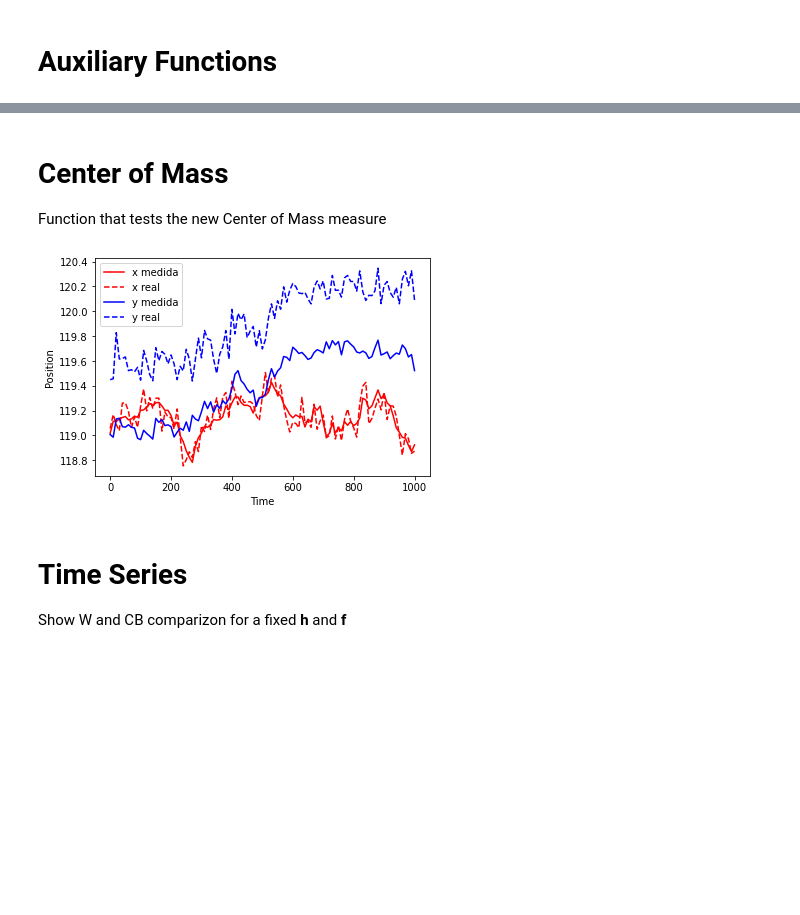
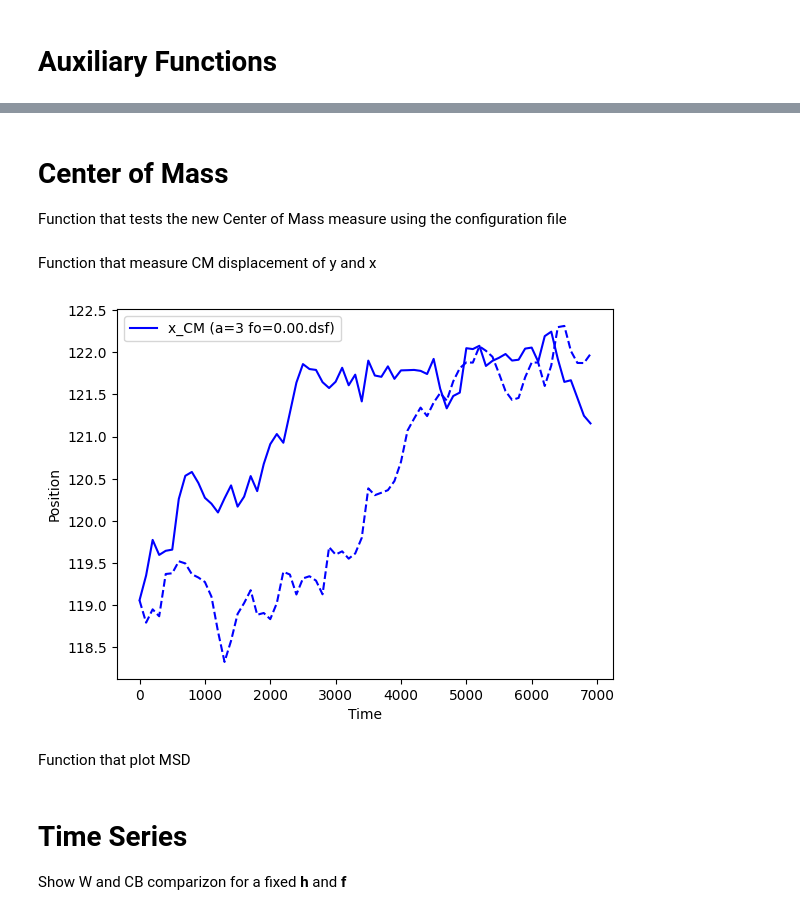
Before and after one commit to bboattini/active_drop_C, a Jupyter notebook: data_processings.ipynb, the cells around one changed output, grey strips where cells are left out. Cells and saved outputs as stored; diff of their text form; code cells hidden in the pictures; blank space fills up the shorter version.

Commit message:
MSD and Trajectories plot implemented

```diff
--- a/data_processings.ipynb
+++ b/data_processings.ipynb
@@ -55,11 +70,14 @@ def file_crawler(path = '/home/bboattini/Documents/Cluster'):
 # %% [markdown]
 # Center of Mass
-Function that tests the new Center of Mass measure
+Function that tests the new Center of Mass measure using the configuration file
 # %%
-measures = file_crawler('/home/bboattini/Documents/Cluster')['measures'][0]
+path = '/home/bernardo/Documentos/ACTIVE_WETTING/active_drop_potts_C'
+
+measures = file_crawler(path)['measures'][0]
 t, V, Vw, Vo, E, bxw, byw, bxo,byo, rxw, ryw, rxo, ryo, txw, tyw,txo, tyo, npxw,npyw, npxo,npyo, vbw, vbo, vrw,vro, pw, po, fw, fo, vpw, vpo, xm_CM, ym_CM, zm_CM = np.loadtxt(measures, unpack=True)
-
-for f in file_crawler()['config']:
+print(measures)
+# concertar
+'''for f in file_crawler(path)['config']:
     l = 240
     interface = pd.DataFrame()
     site, spin = np.loadtxt(f, skiprows = 21, unpack=True)
@@ -90,19 +108,19 @@ for f in file_crawler()['config']:
     # Check if there are remaining values after the loop
     if x_values and y_values:
         x_CM.append(np.mean(x_values))
-        y_CM.append(np.mean(y_values))
+        y_CM.append(np.mean(y_values))'''
 
 # Plot xm_CM over time
 plt.plot(t, xm_CM, 'r-', label='x medida')
 
 # Plot x_CM over time with a dashed line
-plt.plot(t, x_CM[1:], 'r--', label='x real')
+# plt.plot(t, x_CM[1:], 'r--', label='x real')
 
 # Plot xm_CM over time
 plt.plot(t, ym_CM, 'b-', label='y medida')
 
 # Plot x_CM over time with a dashed line
-plt.plot(t, y_CM[1:], 'b--', label='y real')
+# plt.plot(t, y_CM[1:], 'b--', label='y real')
 
 # Add labels and legend
 plt.xlabel('Time')
@@ -111,5 +129,38 @@ plt.legend()
 
 # Display the plot
 plt.show()
-# %% [output]
-[figure, removed]
+# %% [markdown]
+Function that measure CM displacement of y and x
+# %%
+measures = file_crawler(path)['measures']
+aux = 3
+colors = ['b','b','b','b', 'g', 'r', 'c', 'm', 'y', 'k', 'w', '#FF5733', '#DAF7A6']
+for m in measures[:]:
+    t, V, Vw, Vo, E, bxw, byw, bxo,byo, rxw, ryw, rxo, ryo, txw, tyw,txo, tyo, npxw,npyw, npxo,npyo, vbw, vbo, vrw,vro, pw, po, fw, fo, vpw, vpo, xm_CM, ym_CM, zm_CM = np.loadtxt(m, unpack=True)
+
+    # Get the value of a from the file
+    a = a_from_file(m)
+    fo = fo_from_file(m)
+
+    # Define the color for the current m
+    color = colors[aux]
+    aux += 1
+
+    # Plot xm_CM over time with a label containing the value of a and the defined color
+    plt.plot(t, xm_CM, label=f'x_CM (a={a} fo={fo})', color=color)
+
+    # Plot ym_CM over time with a label containing the value of a, dashed line style, and the defined color
+    # plt.plot(t, ym_CM, label=f'y_CM (a={a} fo={fo})', linestyle='--', color=color)
+    plt.plot(t, ym_CM, linestyle='--', color=color)
+
+    # Add labels and legend
+    plt.xlabel('Time')
+    plt.ylabel('Position')
+    plt.legend()
+
+# Display the plot
+plt.show()
+# %% [output]
+[figure, added]
+# %% [markdown]
+Function that plot MSD
```
Also changed, not shown: parts of 2 cells of this notebook.
